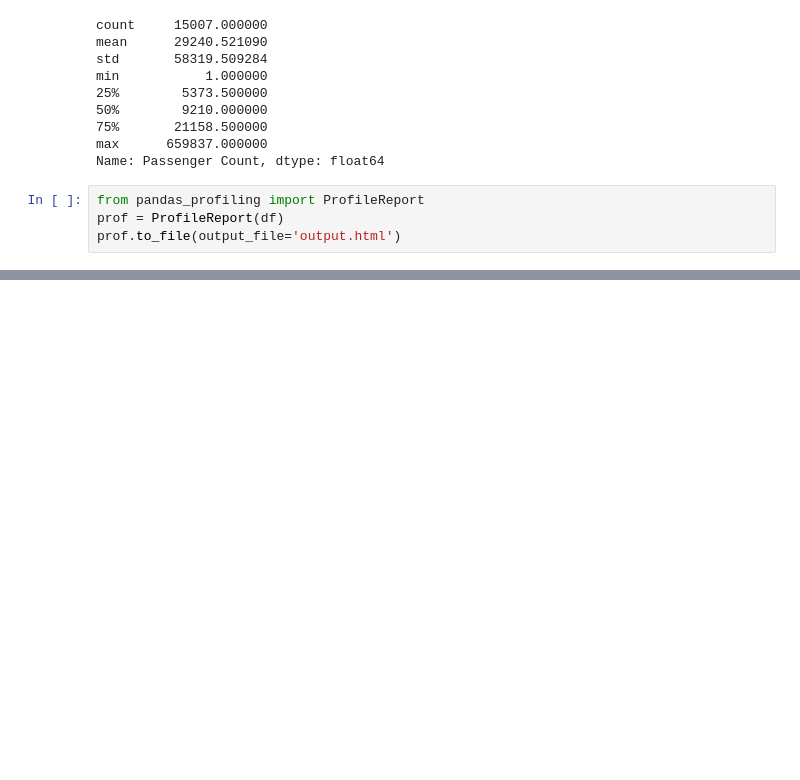
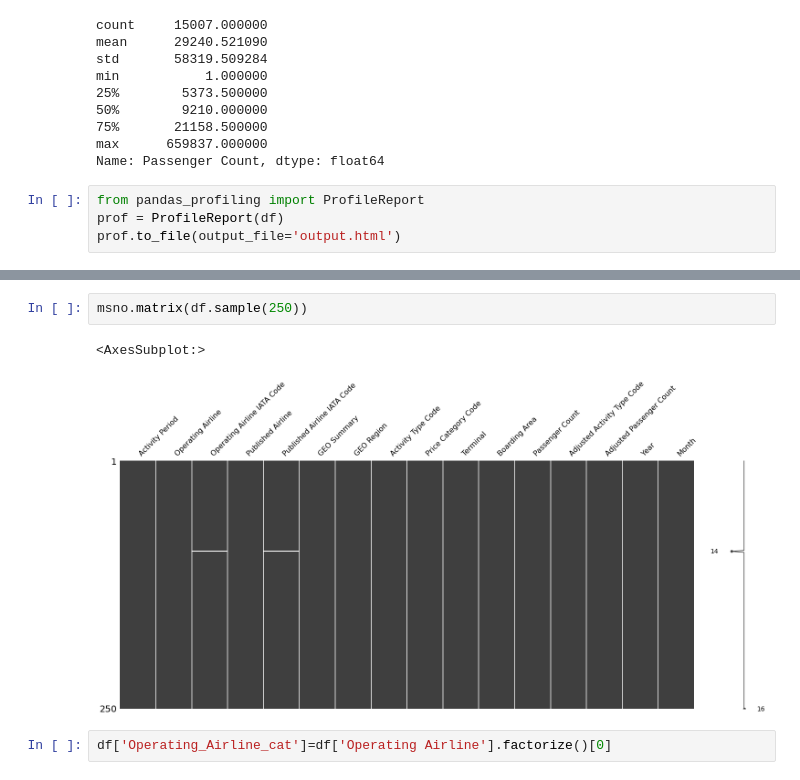
Before and after one commit to aldonaspirz/Air-Traffic, a Jupyter notebook: Air_traffic_preprocessing.ipynb, the cells around one changed output, grey strips where cells are left out. Drawn from its saved outputs; the diff is of its cells as text; blank space fills up the shorter version.

```diff
--- a/Air_traffic_preprocessing.ipynb
+++ b/Air_traffic_preprocessing.ipynb
@@ -75,0 +82,7 @@ prof.to_file(output_file='output.html')
+# %%
+msno.matrix(df.sample(250))
+# %% [output]
+<AxesSubplot:>
+[figure, added]
+# %%
+df['Operating_Airline_cat']=df['Operating Airline'].factorize()[0]
```
Also changed, not shown: parts of 6 cells of this notebook.
